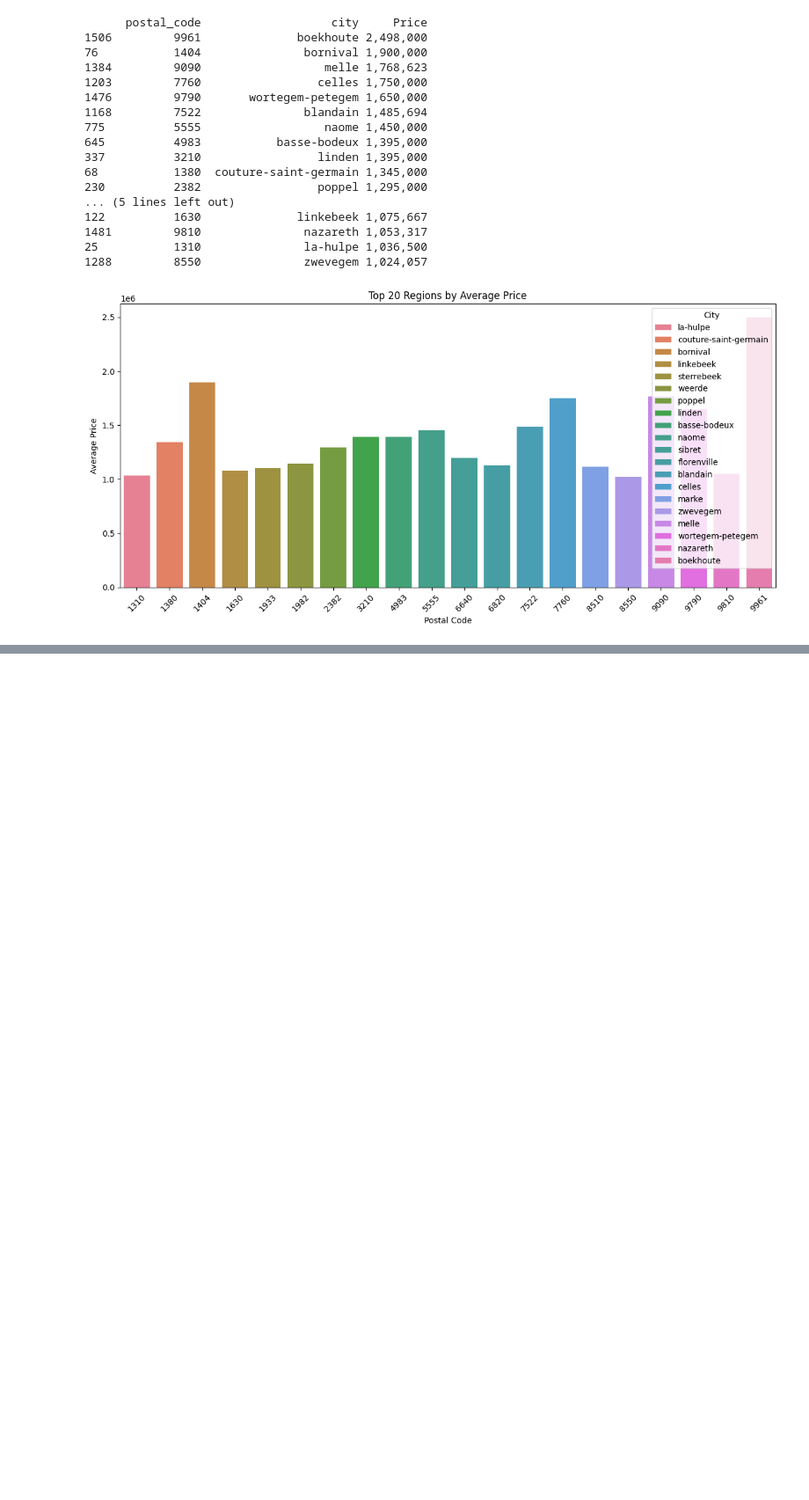
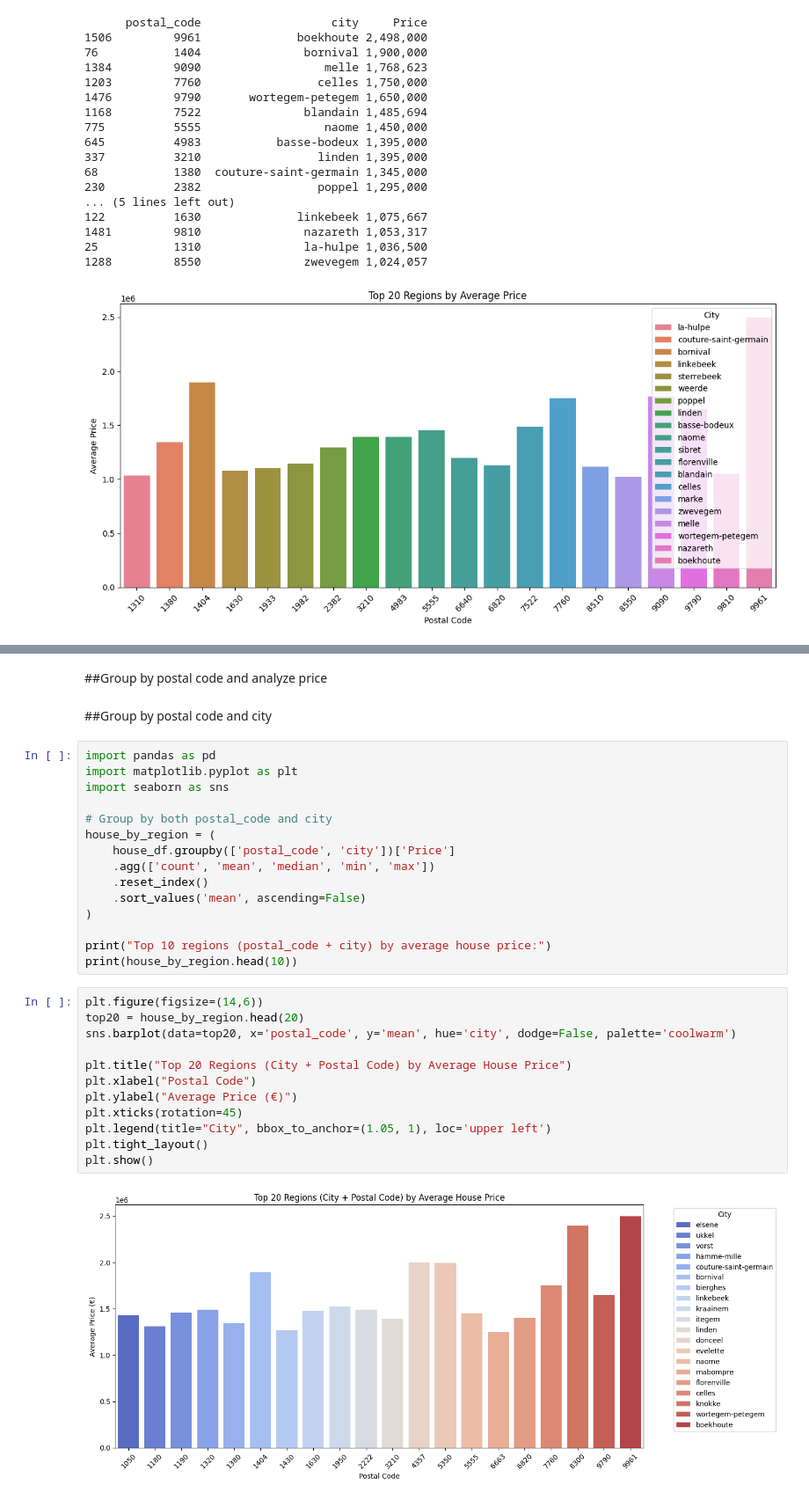
Before and after one commit to briguszmigusz/immo-eliza-data-analysis, a Jupyter notebook: analysis/esra/dev_esra_notebook.ipynb, the cells around one changed output, grey strips where cells are left out. Shown: that part at 88% size. Cells and saved outputs as stored; diff of their text form; blank space fills up the shorter version.

Commit message:
graphs added

```diff
--- a/analysis/esra/dev_esra_notebook.ipynb
+++ b/analysis/esra/dev_esra_notebook.ipynb
@@ -718,0 +751,33 @@ plt.show()
+# %% [markdown]
+##Group by postal code and analyze price
+# %% [markdown]
+##Group by postal code and city
+# %%
+import pandas as pd
+import matplotlib.pyplot as plt
+import seaborn as sns
+
+# Group by both postal_code and city
+house_by_region = (
+    house_df.groupby(['postal_code', 'city'])['Price']
+    .agg(['count', 'mean', 'median', 'min', 'max'])
+    .reset_index()
+    .sort_values('mean', ascending=False)
+)
+
+print("Top 10 regions (postal_code + city) by average house price:")
+print(house_by_region.head(10))
+# %%
+plt.figure(figsize=(14,6))
+top20 = house_by_region.head(20)
+sns.barplot(data=top20, x='postal_code', y='mean', hue='city', dodge=False, palette='coolwarm')
+
+plt.title("Top 20 Regions (City + Postal Code) by Average House Price")
+plt.xlabel("Postal Code")
+plt.ylabel("Average Price (€)")
+plt.xticks(rotation=45)
+plt.legend(title="City", bbox_to_anchor=(1.05, 1), loc='upper left')
+plt.tight_layout()
+plt.show()
+# %% [output]
+[figure, added]
```
Also changed, not shown: parts of 35 cells of this notebook, 3 other files.
